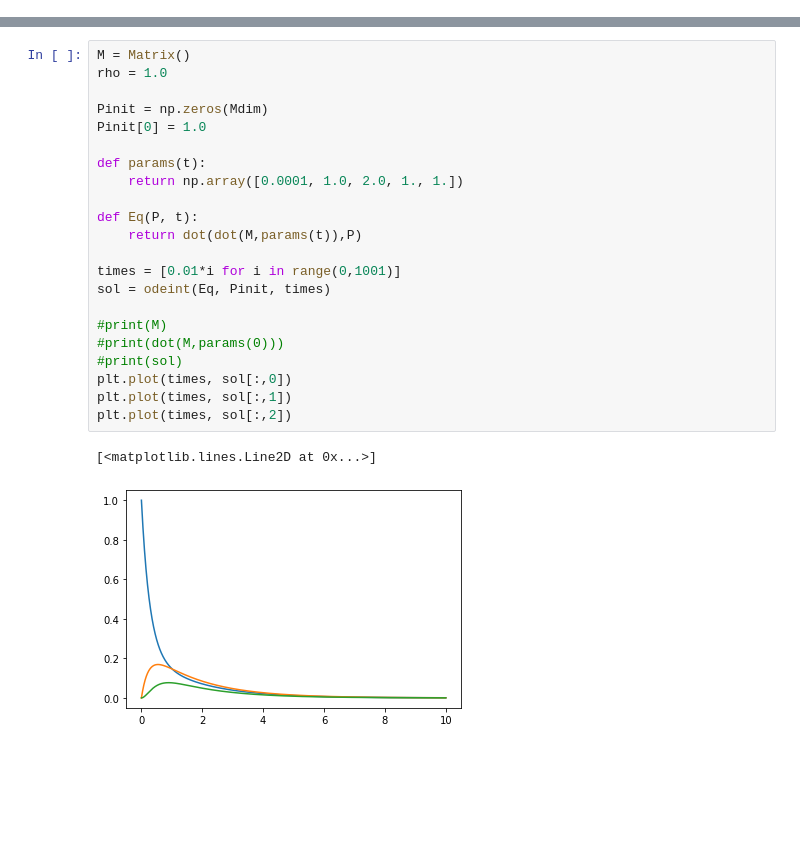
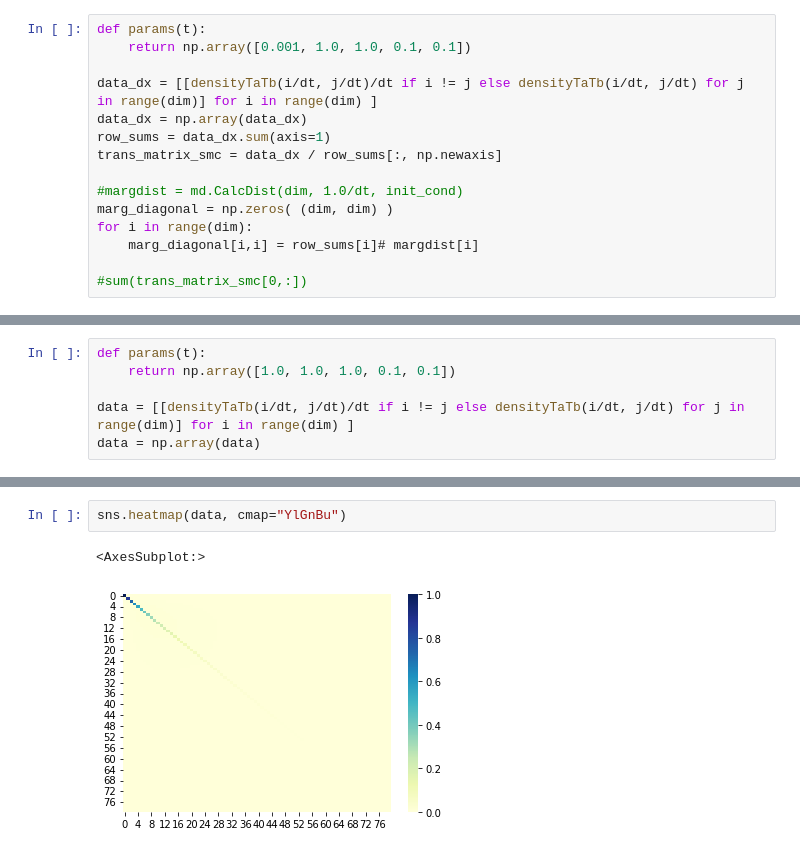
Before and after one commit to vlshchur/structured_SMC, a Jupyter notebook: sSMC.ipynb, the cells around one changed output, grey strips where cells are left out. Drawn from its saved outputs; the diff is of its cells as text; blank space fills up the shorter version.

Commit message:
Final computatations and plots for paper

```diff
--- a/sSMC.ipynb
+++ b/sSMC.ipynb
@@ -372,0 +299,15 @@ plt.show()
+# %%
+def params(t):
+    return np.array([0.001, 1.0, 1.0, 0.1, 0.1])
+
+data_dx = [[densityTaTb(i/dt, j/dt)/dt if i != j else densityTaTb(i/dt, j/dt) for j in range(dim)] for i in range(dim) ]
+data_dx = np.array(data_dx)
+row_sums = data_dx.sum(axis=1)
+trans_matrix_smc = data_dx / row_sums[:, np.newaxis]
+
+#margdist = md.CalcDist(dim, 1.0/dt, init_cond)
+marg_diagonal = np.zeros( (dim, dim) )
+for i in range(dim):
+    marg_diagonal[i,i] = row_sums[i]# margdist[i]
+
+#sum(trans_matrix_smc[0,:])
@@ -372,0 +322,6 @@ plt.show()
+# %%
+def params(t):
+    return np.array([1.0, 1.0, 1.0, 0.1, 0.1])
+
+data = [[densityTaTb(i/dt, j/dt)/dt if i != j else densityTaTb(i/dt, j/dt) for j in range(dim)] for i in range(dim) ]
+data = np.array(data)
@@ -386,25 +376,5 @@ M_smc =
 # %%
-M = Matrix()
-rho = 1.0
-
-Pinit = np.zeros(Mdim)
-Pinit[0] = 1.0
-
-def params(t):
-    return np.array([0.0001, 1.0, 2.0, 1., 1.])
-
-def Eq(P, t):
-    return dot(dot(M,params(t)),P)
-
-times = [0.01*i for i in range(0,1001)]
-sol = odeint(Eq, Pinit, times)
-
-#print(M)
-#print(dot(M,params(0)))
-#print(sol)
-plt.plot(times, sol[:,0])
-plt.plot(times, sol[:,1])
-plt.plot(times, sol[:,2])
+sns.heatmap(data, cmap="YlGnBu")
 # %% [output]
-[<matplotlib.lines.Line2D at 0x...>]
+<AxesSubplot:>
-[figure, old version]
+[figure, new version]
```
Also changed, not shown: parts of 19 cells of this notebook, 2 other files.
